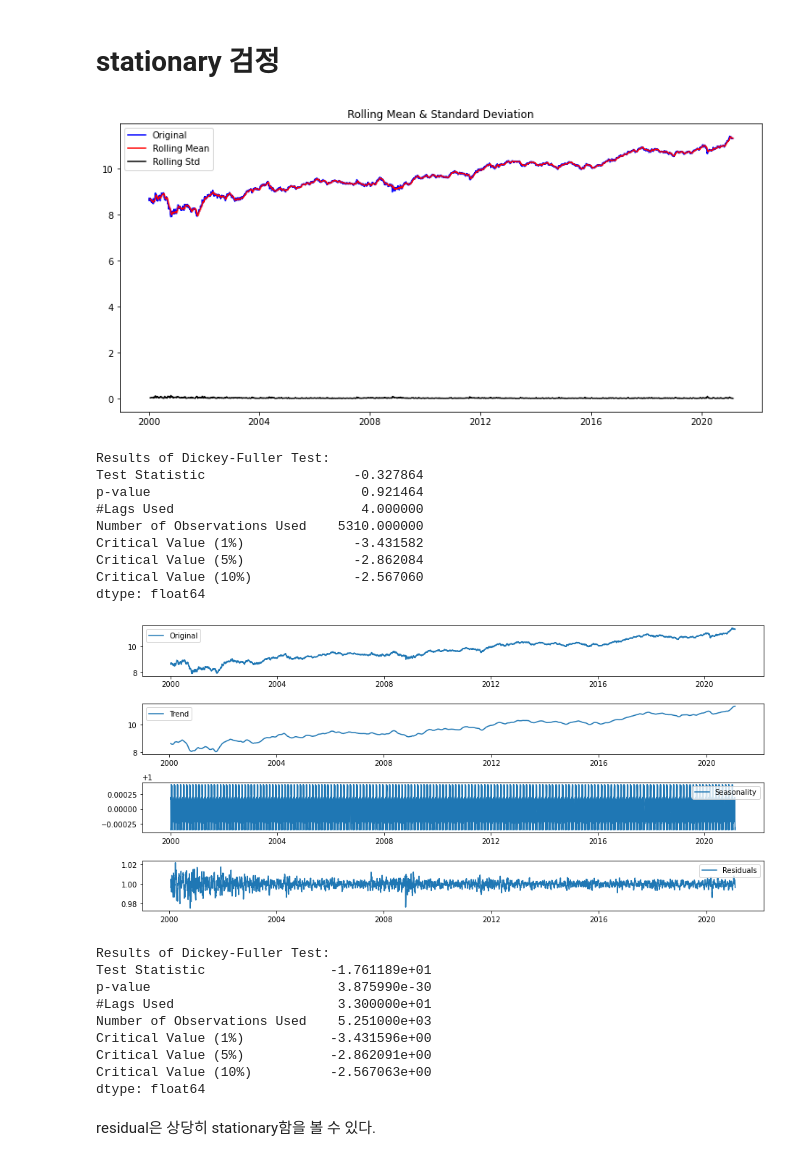
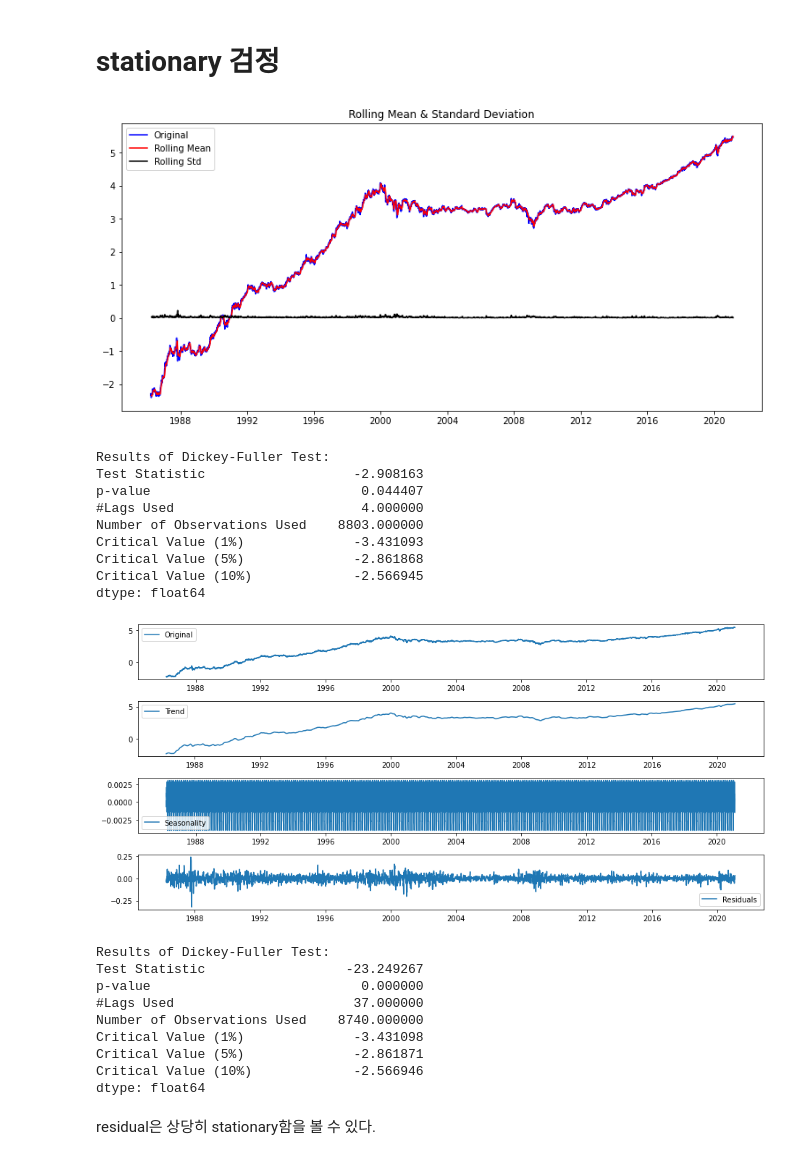
Before and after one commit to hayaseleu/SSAC_classifications, a Jupyter notebook: E-13 forecasting with arima/E13_Time_series_report.ipynb, the cells around one changed output. Cells and saved outputs as stored; diff of their text form; code cells hidden in the pictures.

```diff
--- a/E-13 forecasting with arima/E13_Time_series_report.ipynb
+++ b/E-13 forecasting with arima/E13_Time_series_report.ipynb
@@ -330,7 +710,7 @@ MAPE: 33.14%
 # 데이터 준비
 # %%
 # Time Series 생성
-dataset_filepath  = os.getenv('HOME')  + '/aiffel/stock_prediction/data/005930.KS.csv'
+dataset_filepath  = os.getenv('HOME')  + '/aiffel/stock_prediction/data/MSFT.csv'
 df = pd.read_csv(dataset_filepath, index_col = 'Date', parse_dates = True)
 ts = df['Close']
 print(type(ts))
@@ -396,54 +776,54 @@ ts_log = np.log(ts)
 plot_rolling_statistics(ts_log, window=12)
 
 #정량적 Augmented Dicky-Fuller Test
 augmented_dickey_fuller_test(ts_log)
 
 #시계열 분해 (Time Series Decomposition)
 from statsmodels.tsa.seasonal import seasonal_decompose
-decomposition = seasonal_decompose(ts_log, model='multiplicative', period = 30)
+decomposition = seasonal_decompose(ts_log, model='additive', period = 30)
 # [[YOUR CODE]]
 trend = decomposition.trend
 seasonal = decomposition.seasonal
 residual = decomposition.resid
 
 plt.subplot(411)
 plt.plot(ts_log, label = 'Original')
 plt.legend(loc ='best')
 plt.subplot(412)
 plt.plot(trend, label = 'Trend')
 plt.legend(loc = 'best')
 plt.subplot(413)
 plt.plot(seasonal, label = 'Seasonality')
 plt.legend(loc = 'best')
 
 plt.subplot(414)
 plt.plot(residual, label = 'Residuals')
 plt.legend(loc = 'best')
 plt.tight_layout()
 # %% [output]
-[figure, old version]
+[figure, new version]
 Results of Dickey-Fuller Test:
-Test Statistic                   -0.327864
-p-value                           0.921464
+Test Statistic                   -2.908163
+p-value                           0.044407
 #Lags Used                        4.000000
-Number of Observations Used    5310.000000
-Critical Value (1%)              -3.431582
-Critical Value (5%)              -2.862084
-Critical Value (10%)             -2.567060
+Number of Observations Used    8803.000000
+Critical Value (1%)              -3.431093
+Critical Value (5%)              -2.861868
+Critical Value (10%)             -2.566945
 dtype: float64
-[figure, old version]
+[figure, new version]
 # %%
 residual.dropna(inplace =True)
 augmented_dickey_fuller_test(residual)
 # %% [output]
 Results of Dickey-Fuller Test:
-Test Statistic                -1.761189e+01
-p-value                        3.875990e-30
-#Lags Used                     3.300000e+01
-Number of Observations Used    5.251000e+03
-Critical Value (1%)           -3.431596e+00
-Critical Value (5%)           -2.862091e+00
-Critical Value (10%)          -2.567063e+00
+Test Statistic                  -23.249267
+p-value                           0.000000
+#Lags Used                       37.000000
+Number of Observations Used    8740.000000
+Critical Value (1%)              -3.431098
+Critical Value (5%)              -2.861871
+Critical Value (10%)             -2.566946
 dtype: float64
 # %% [markdown]
 residual은 상당히 stationary함을 볼 수 있다.
```
Also changed, not shown: parts of 88 cells of this notebook.
